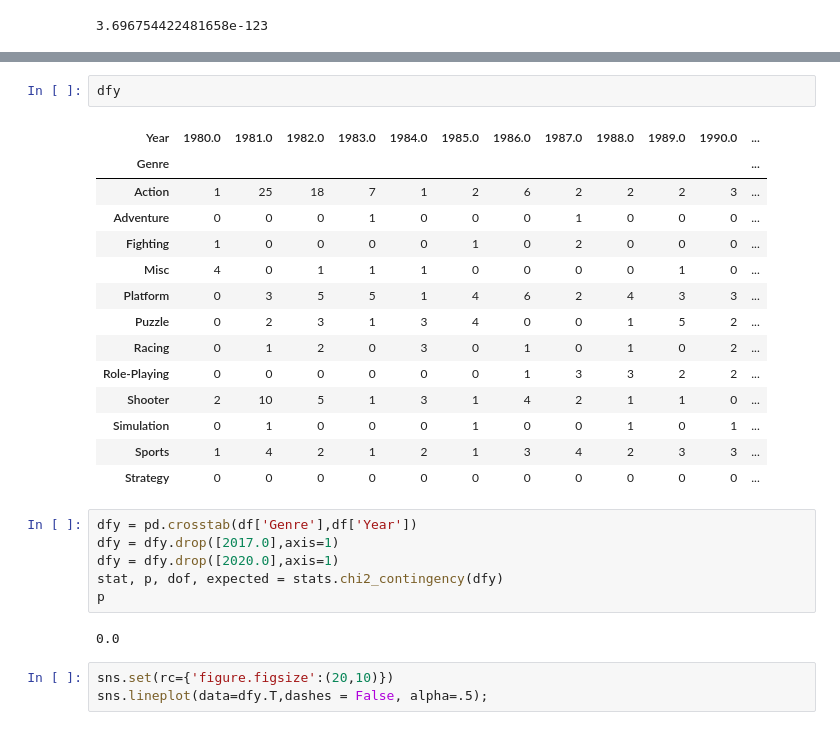
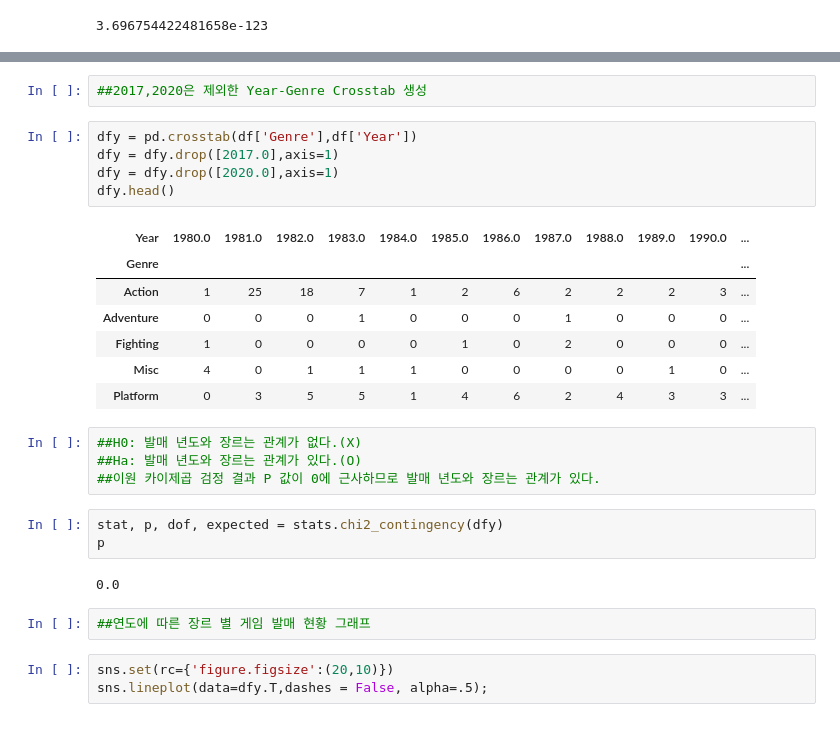
Before and after one commit to hsaurs/Projects, a Jupyter notebook: AI_06_유형석_Project1.ipynb, the cells around one changed output, grey strips where cells are left out. Saved outputs shown, nothing was run; the diff lists cells and outputs as text.

```diff
--- a/AI_06_유형석_Project1.ipynb
+++ b/AI_06_유형석_Project1.ipynb
@@ -179,28 +174,29 @@ Float64Index([1980.0, 1981.0, 1982.0, 1983.0, 1984.0, 1985.0, 1986.0, 1987.0,
-# %%
-dfy
-# %% [output]
-| Year | 1980.0 | 1981.0 | 1982.0 | 1983.0 | 1984.0 | 1985.0 | 1986.0 | 1987.0 | 1988.0 | 1989.0 | 1990.0 | ... |
-| Genre |  |  |  |  |  |  |  |  |  |  |  | ... |
-| Action | 1 | 25 | 18 | 7 | 1 | 2 | 6 | 2 | 2 | 2 | 3 | ... |
-| Adventure | 0 | 0 | 0 | 1 | 0 | 0 | 0 | 1 | 0 | 0 | 0 | ... |
-| Fighting | 1 | 0 | 0 | 0 | 0 | 1 | 0 | 2 | 0 | 0 | 0 | ... |
-| Misc | 4 | 0 | 1 | 1 | 1 | 0 | 0 | 0 | 0 | 1 | 0 | ... |
-| Platform | 0 | 3 | 5 | 5 | 1 | 4 | 6 | 2 | 4 | 3 | 3 | ... |
-| Puzzle | 0 | 2 | 3 | 1 | 3 | 4 | 0 | 0 | 1 | 5 | 2 | ... |
-| Racing | 0 | 1 | 2 | 0 | 3 | 0 | 1 | 0 | 1 | 0 | 2 | ... |
-| Role-Playing | 0 | 0 | 0 | 0 | 0 | 0 | 1 | 3 | 3 | 2 | 2 | ... |
-| Shooter | 2 | 10 | 5 | 1 | 3 | 1 | 4 | 2 | 1 | 1 | 0 | ... |
-| Simulation | 0 | 1 | 0 | 0 | 0 | 1 | 0 | 0 | 1 | 0 | 1 | ... |
-| Sports | 1 | 4 | 2 | 1 | 2 | 1 | 3 | 4 | 2 | 3 | 3 | ... |
-| Strategy | 0 | 0 | 0 | 0 | 0 | 0 | 0 | 0 | 0 | 0 | 0 | ... |
+# %%
+##2017,2020은 제외한 Year-Genre Crosstab 생성
 # %%
 dfy = pd.crosstab(df['Genre'],df['Year'])
 dfy = dfy.drop([2017.0],axis=1)
 dfy = dfy.drop([2020.0],axis=1)
-stat, p, dof, expected = stats.chi2_contingency(dfy)
-p
+dfy.head()
 # %% [output]
-0.0
+| Year | 1980.0 | 1981.0 | 1982.0 | 1983.0 | 1984.0 | 1985.0 | 1986.0 | 1987.0 | 1988.0 | 1989.0 | 1990.0 | ... |
+| Genre |  |  |  |  |  |  |  |  |  |  |  | ... |
+| Action | 1 | 25 | 18 | 7 | 1 | 2 | 6 | 2 | 2 | 2 | 3 | ... |
+| Adventure | 0 | 0 | 0 | 1 | 0 | 0 | 0 | 1 | 0 | 0 | 0 | ... |
+| Fighting | 1 | 0 | 0 | 0 | 0 | 1 | 0 | 2 | 0 | 0 | 0 | ... |
+| Misc | 4 | 0 | 1 | 1 | 1 | 0 | 0 | 0 | 0 | 1 | 0 | ... |
+| Platform | 0 | 3 | 5 | 5 | 1 | 4 | 6 | 2 | 4 | 3 | 3 | ... |
+# %%
+##H0: 발매 년도와 장르는 관계가 없다.(X)
+##Ha: 발매 년도와 장르는 관계가 있다.(O)
+##이원 카이제곱 검정 결과 P 값이 0에 근사하므로 발매 년도와 장르는 관계가 있다.
+# %%
+stat, p, dof, expected = stats.chi2_contingency(dfy)
+p
+# %% [output]
+0.0
+# %%
+##연도에 따른 장르 별 게임 발매 현황 그래프
 # %%
 sns.set(rc={'figure.figsize':(20,10)})
 sns.lineplot(data=dfy.T,dashes = False, alpha=.5);
```
Also changed, not shown: parts of 20 cells of this notebook.
